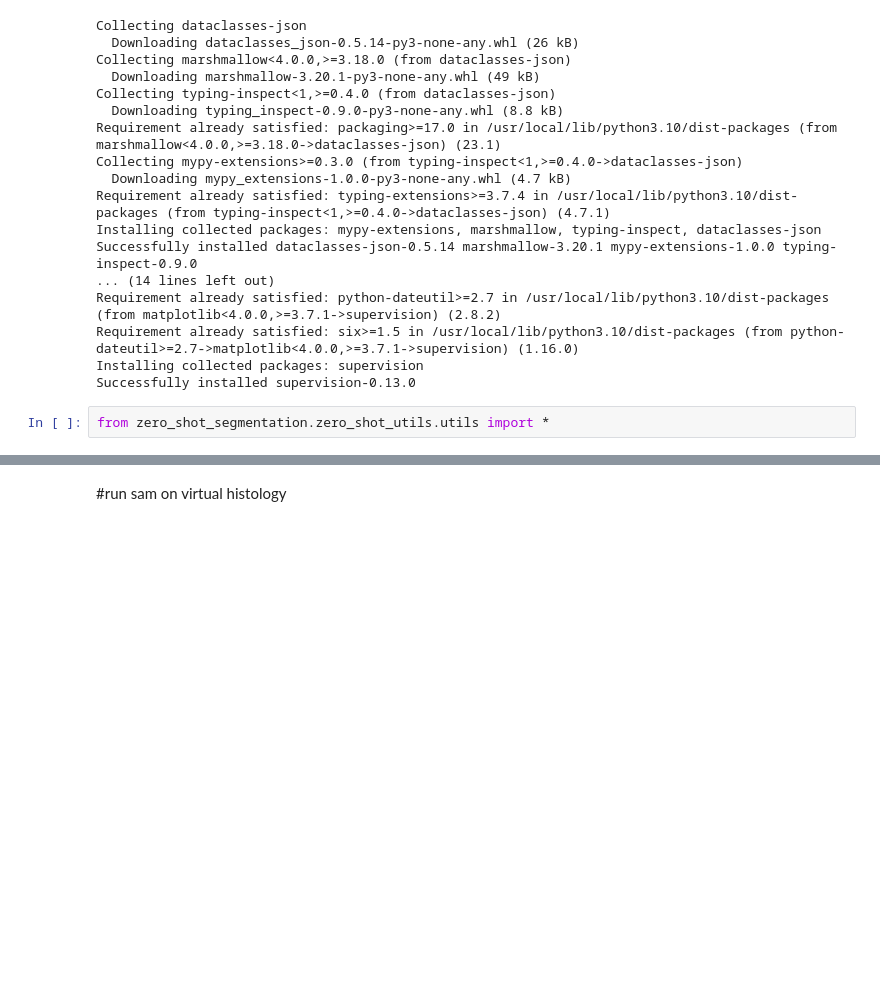
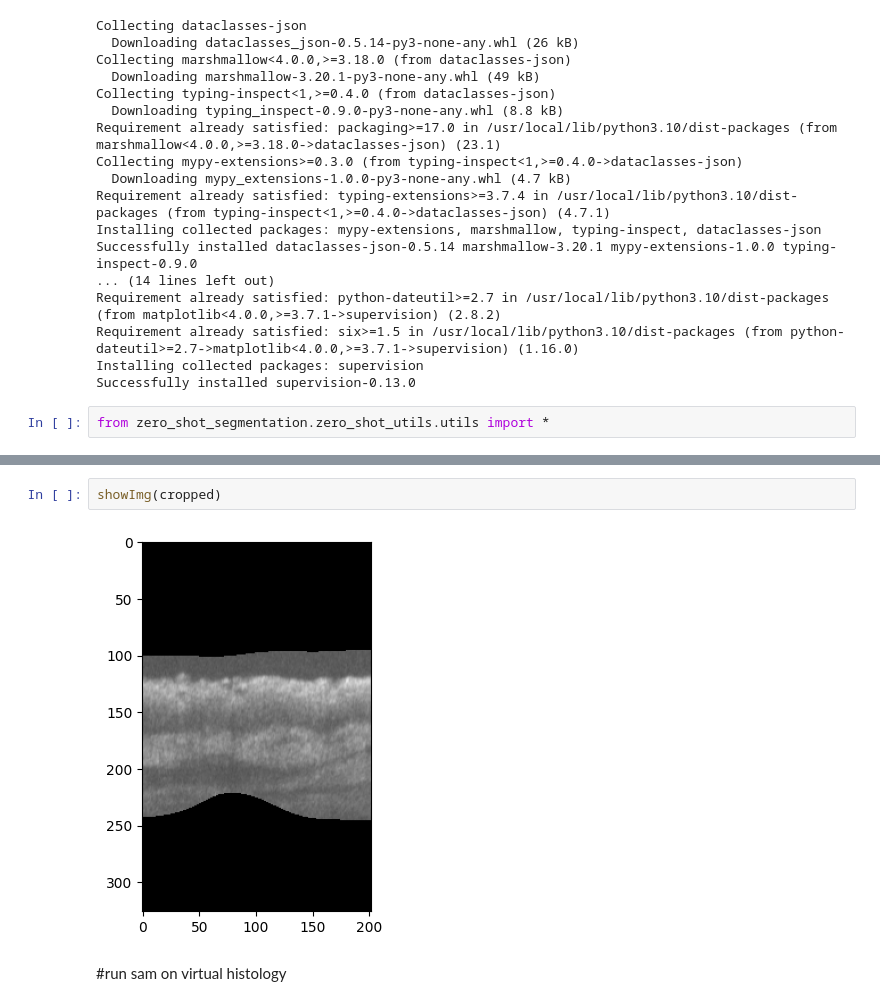
Before and after one commit to WinetraubLab/zero_shot_segmentation, a Jupyter notebook: zero_shot_segmentation_oct.ipynb, the cells around one changed output, grey strips where cells are left out. Cells and saved outputs as stored; diff of their text form; blank space fills up the shorter version.

Commit message:
not crop small images, masking out the delineation part

```diff
--- a/zero_shot_segmentation_oct.ipynb
+++ b/zero_shot_segmentation_oct.ipynb
@@ -136,3 +137,7 @@ from zero_shot_segmentation.zero_shot_utils.utils import *
+# %%
+showImg(cropped)
+# %% [output]
+[figure, added]
 # %% [markdown]
 #run sam on virtual histology
 # %% [markdown]
```
Also changed, not shown: parts of 10 cells of this notebook.
